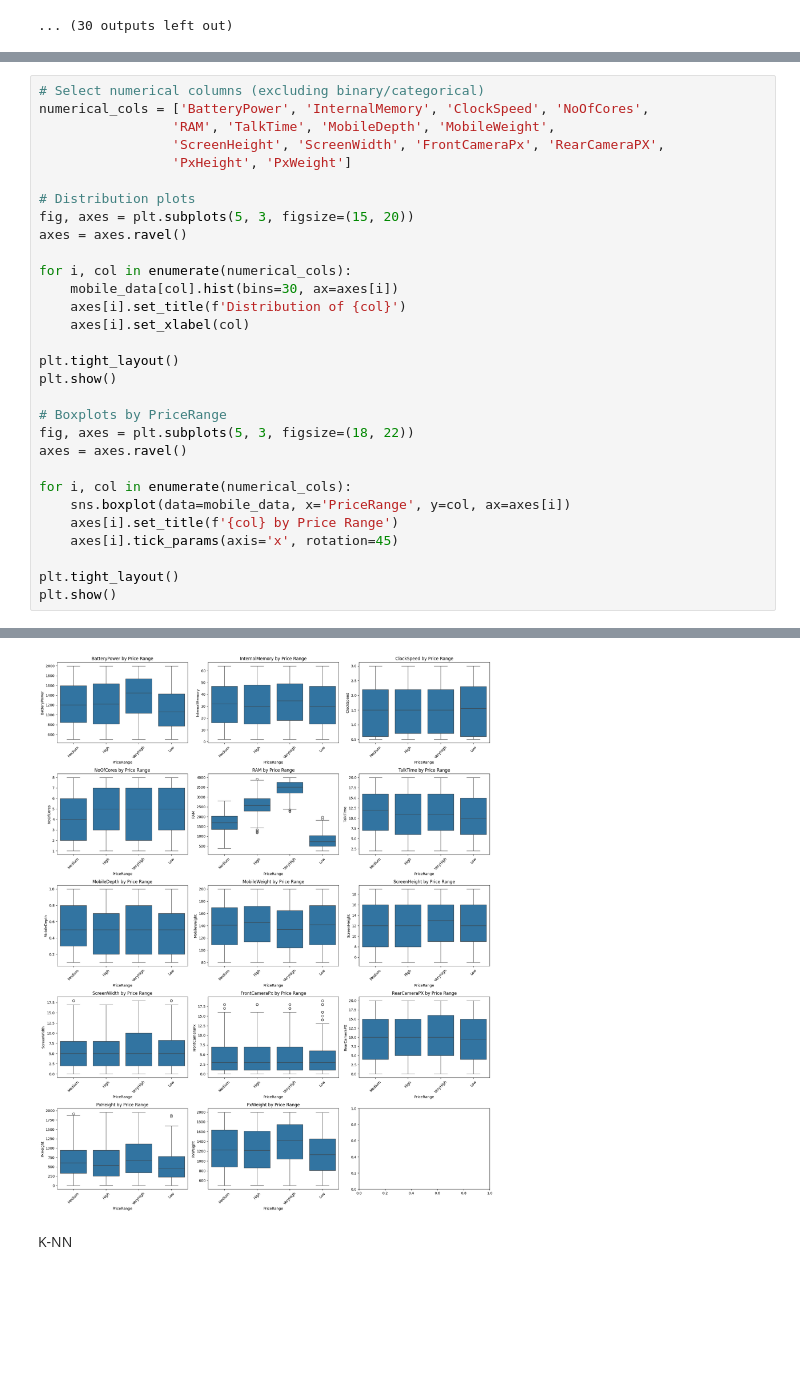
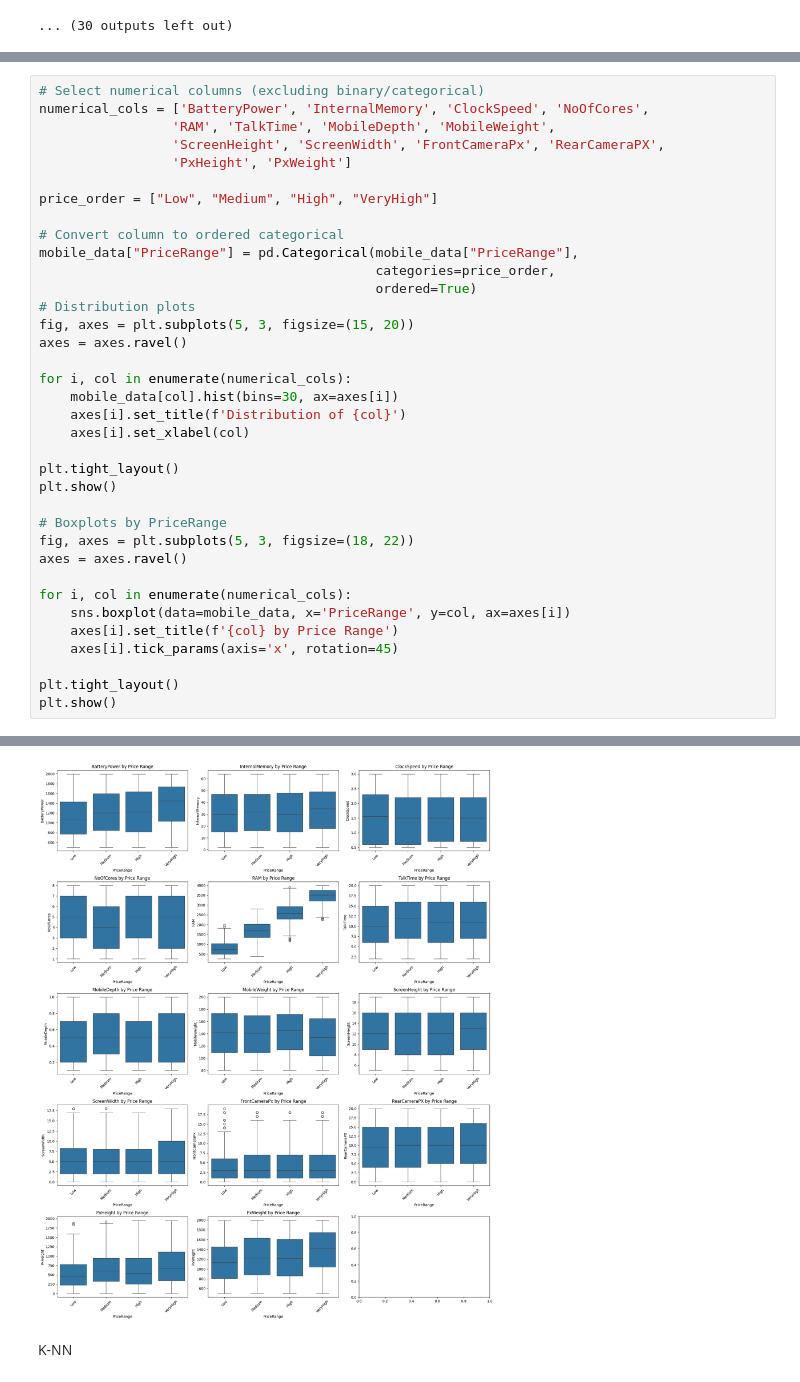
Before and after one commit to DanKas3009/AI-Coursework-2025, a Jupyter notebook: CAT-2/notebook.ipynb, the cells around one changed output, grey strips where cells are left out. Saved outputs shown, nothing was run; the diff lists cells and outputs as text; blank space fills up the shorter version.

```diff
--- a/CAT-2/notebook.ipynb
+++ b/CAT-2/notebook.ipynb
@@ -252,34 +230,40 @@ for col in df.columns:
 numerical_cols = ['BatteryPower', 'InternalMemory', 'ClockSpeed', 'NoOfCores',
                  'RAM', 'TalkTime', 'MobileDepth', 'MobileWeight',
                  'ScreenHeight', 'ScreenWidth', 'FrontCameraPx', 'RearCameraPX',
                  'PxHeight', 'PxWeight']
 
+price_order = ["Low", "Medium", "High", "VeryHigh"]
+
+# Convert column to ordered categorical
+mobile_data["PriceRange"] = pd.Categorical(mobile_data["PriceRange"],
+                                           categories=price_order,
+                                           ordered=True)
 # Distribution plots
 fig, axes = plt.subplots(5, 3, figsize=(15, 20))
 axes = axes.ravel()
 
 for i, col in enumerate(numerical_cols):
     mobile_data[col].hist(bins=30, ax=axes[i])
     axes[i].set_title(f'Distribution of {col}')
     axes[i].set_xlabel(col)
 
 plt.tight_layout()
 plt.show()
 
 # Boxplots by PriceRange
 fig, axes = plt.subplots(5, 3, figsize=(18, 22))
 axes = axes.ravel()
 
 for i, col in enumerate(numerical_cols):
     sns.boxplot(data=mobile_data, x='PriceRange', y=col, ax=axes[i])
     axes[i].set_title(f'{col} by Price Range')
     axes[i].tick_params(axis='x', rotation=45)
 
 plt.tight_layout()
 plt.show()
 # %% [output]
 [figure]
-[figure, old version]
+[figure, new version]
 # %% [markdown]
 K-NN
 # %%
```
Also changed, not shown: parts of 15 cells of this notebook.
